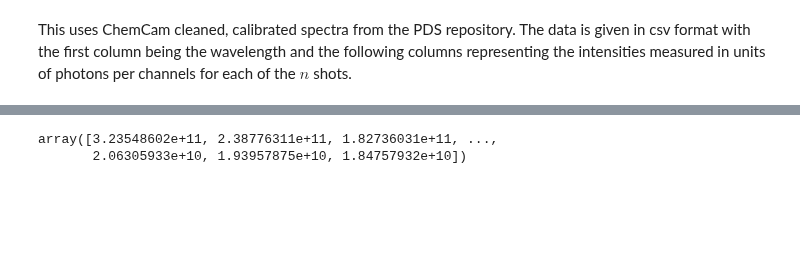
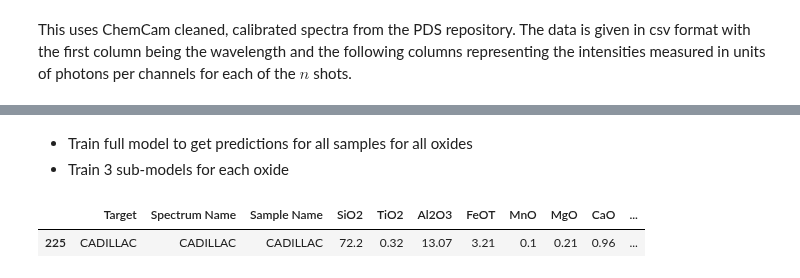
Before and after one commit to chhoumann/thesis-chemcam, a Jupyter notebook: baseline/notes.ipynb, the cells around one changed output, grey strips where cells are left out. Saved outputs shown, nothing was run; the diff lists cells and outputs as text; code cells hidden in the pictures; blank space fills up the shorter version.

```diff
--- a/baseline/notes.ipynb
+++ b/baseline/notes.ipynb
@@ -82,11 +166,17 @@ plt.show()
+# %%
+def find_sample_in_labels(sample_name, labels):
+    return labels.loc[labels["Sample Name"].str.lower() == sample_name.lower()]
+# %% [markdown]
+- Train full model to get predictions for all samples for all oxides
+- Train 3 sub-models for each oxide
+# %%
+current_sample = find_sample_in_labels(sample_name, labels)
+current_sample
+# %% [output]
+|  | Target | Spectrum Name | Sample Name | SiO2 | TiO2 | Al2O3 | FeOT | MnO | MgO | CaO | ... |
+| 225 | CADILLAC | CADILLAC | CADILLAC | 72.2 | 0.32 | 13.07 | 3.21 | 0.1 | 0.21 | 0.96 | ... |
 # %%
 from sklearn.cross_decomposition import PLSRegression
 
-# pls 2
-pls2 = PLSRegression(n_components=2)
-pls2.fit(data_shots, data["Avg"].iloc[5:])
-
-pls2.predict(data_shots)
+full_model = PLSRegression(n_components=2, scale=False)
+# full_model.fit()
-# %% [output]
-array([3.23548602e+11, 2.38776311e+11, 1.82736031e+11, ...,
-       2.06305933e+10, 1.93957875e+10, 1.84757932e+10])
```
Also changed, not shown: parts of 8 cells of this notebook.
